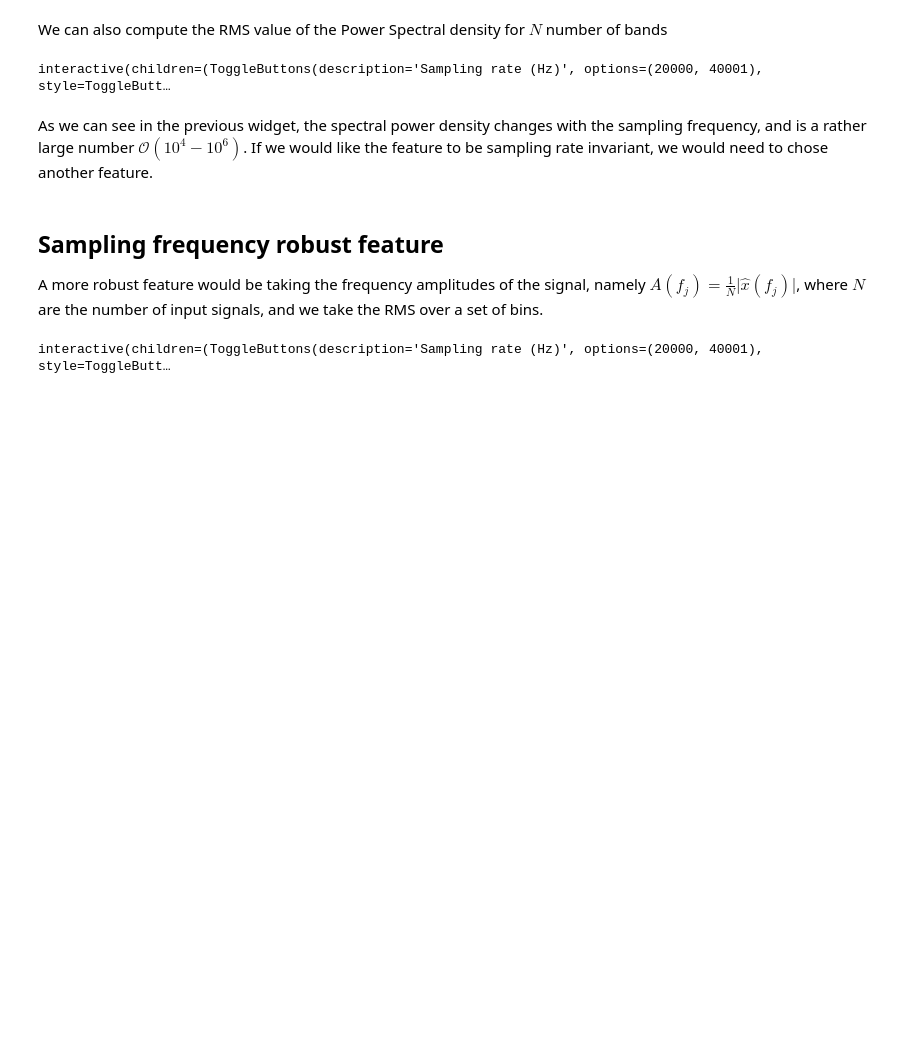
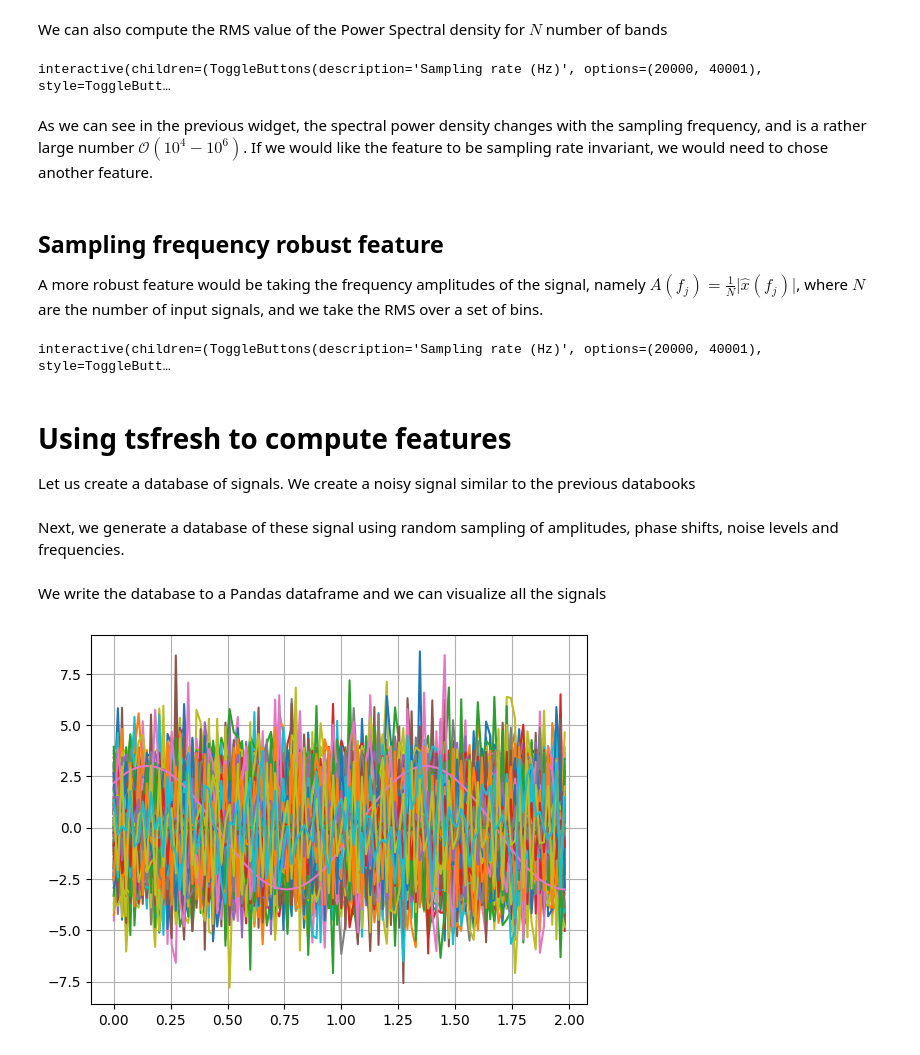
Before and after one commit to jorgensd/GearVibrationWorkshop, a Jupyter notebook: features.ipynb, the cells around one changed output. Saved outputs shown, nothing was run; the diff lists cells and outputs as text; code cells hidden in the pictures; blank space fills up the shorter version.

```diff
--- a/features.ipynb
+++ b/features.ipynb
@@ -126,3 +126,6 @@ def amplitude_bins(sampling_rate:int, use_hamming:bool, noisy_signal:bool, M:int
     plt.gca().set_yscale('log')
 # %% [output]
 interactive(children=(ToggleButtons(description='Sampling rate (Hz)', options=(20000, 40001), style=ToggleButt…
+# %% [markdown]
+# Using tsfresh to compute features
+Let us create a database of signals. We create a noisy signal similar to the previous databooks
@@ -128,0 +144,42 @@ interactive(children=(ToggleButtons(description='Sampling rate (Hz)', options=(2
+# %% [markdown]
+Next, we generate a database of these signal using random sampling of amplitudes, phase shifts, noise levels and frequencies.
+# %%
+from numpy.random import MT19937, RandomState, SeedSequence
+from IPython.display import display, Audio
+from typing import Tuple
+
+random_state = 123456789
+rs = RandomState(MT19937(SeedSequence(random_state)))
+def generate_database(num_samples:int, T:int, sample_rate:int, frequency_threshold:int)->Tuple[npt.NDArray[np.float64], npt.NDArray[np.int32]]:
+    A = rs.uniform(-4, 4, size=num_samples)
+    phase = np.pi * rs.random(num_samples)
+    noise = rs.uniform(-2, 2, size=num_samples) * rs.random_integers(0,1, size=num_samples)
+    frequencies = rs.uniform(0, sample_rate//2, size=num_samples)
+    N = sample_rate * T
+    database = np.zeros((num_samples*N, 3))
+    label = np.zeros(num_samples, dtype=np.int32)
+    for i in range(num_samples):
+        t, x =  generate_noisy_signal(sample_rate, A[i:i+1], frequencies[i:i+1],
+                                              phase[i:i+1],noise[i:i+1], T)
+        database[i*N:(i+1)*N, 0] = i
+        database[i*N:(i+1)*N, 1] = t
+        database[i*N:(i+1)*N, 2] = x
+        label[i] =  frequencies[i] > frequency_threshold
+    return database, label
+# %% [markdown]
+We write the database to a Pandas dataframe and we can visualize all the signals
+# %%
+import pandas
+num_samples = 200
+T = 2
+sample_rate = 55
+frequency_threshold = 5
+database, label = generate_database(num_samples, T, sample_rate, frequency_threshold)
+df = pandas.DataFrame(database, columns=["id", "t", "x"])
+for i in range(num_samples):
+    plt.plot(df[df.id==i]["t"], df[df.id==i]["x"], label=f"Signal {i}")
+plt.grid()
+if num_samples < 50:
+    plt.legend()
+# %% [output]
+[figure, added]
```
Also changed, not shown: parts of 9 cells of this notebook, 1 other file.
